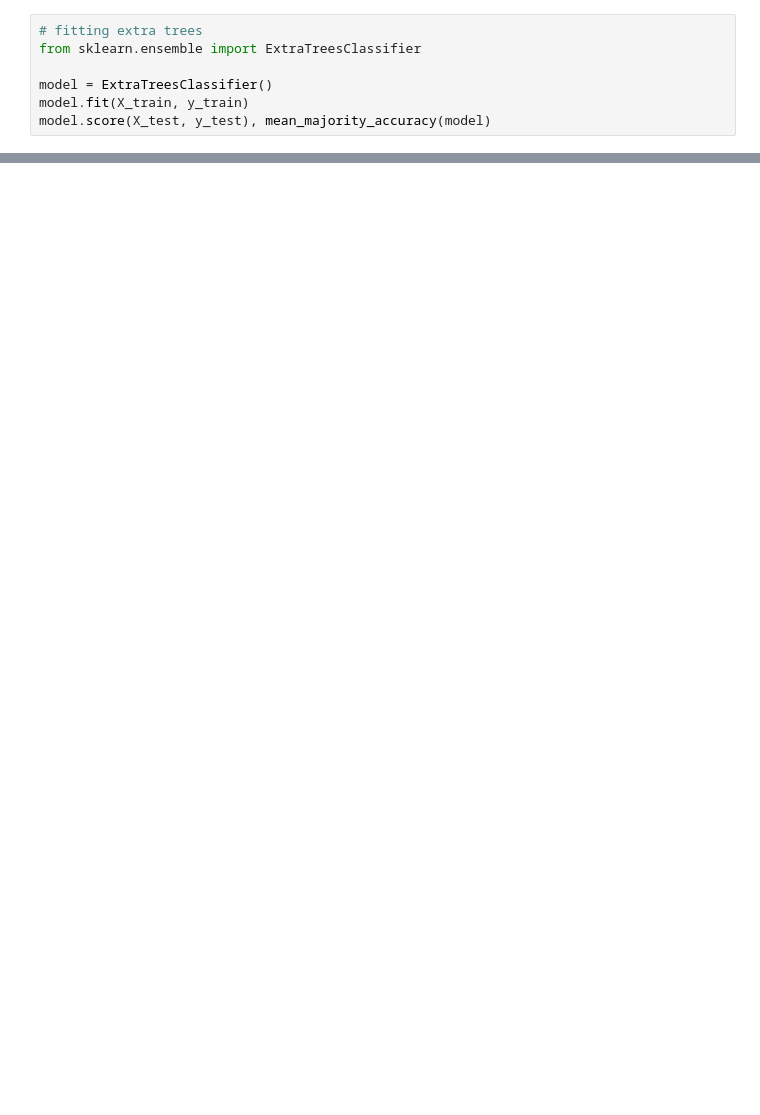
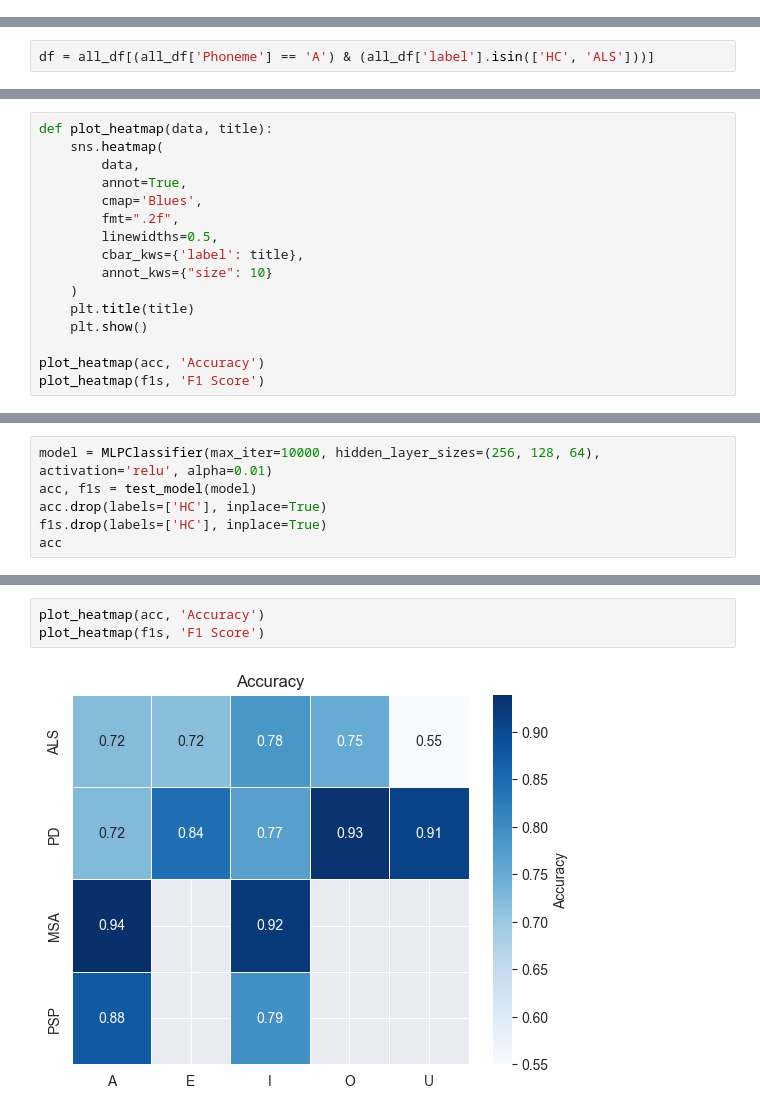
Before and after one commit to ktolnos/als-project, a Jupyter notebook: embeddings.ipynb, the cells around one changed output, grey strips where cells are left out. Saved outputs shown, nothing was run; the diff lists cells and outputs as text; blank space fills up the shorter version.

Commit message:
Updated training from the embeddings

```diff
--- a/embeddings.ipynb
+++ b/embeddings.ipynb
@@ -264,7 +96,0 @@ model.score(X_test, y_test), mean_majority_accuracy(model)
-# %%
-# fitting extra trees
-from sklearn.ensemble import ExtraTreesClassifier
-
-model = ExtraTreesClassifier()
-model.fit(X_train, y_train)
-model.score(X_test, y_test), mean_majority_accuracy(model)
@@ -273,0 +97,2 @@ model.score(X_test, y_test), mean_majority_accuracy(model)
+# %%
+df = all_df[(all_df['Phoneme'] == 'A') & (all_df['label'].isin(['HC', 'ALS']))]
@@ -273,0 +146,16 @@ model.score(X_test, y_test), mean_majority_accuracy(model)
+# %%
+def plot_heatmap(data, title):
+    sns.heatmap(
+        data,
+        annot=True,
+        cmap='Blues',
+        fmt=".2f",
+        linewidths=0.5,
+        cbar_kws={'label': title},
+        annot_kws={"size": 10}
+    )
+    plt.title(title)
+    plt.show()
+
+plot_heatmap(acc, 'Accuracy')
+plot_heatmap(f1s, 'F1 Score')
@@ -273,0 +165,6 @@ model.score(X_test, y_test), mean_majority_accuracy(model)
+# %%
+model = MLPClassifier(max_iter=10000, hidden_layer_sizes=(256, 128, 64), activation='relu', alpha=0.01)
+acc, f1s = test_model(model)
+acc.drop(labels=['HC'], inplace=True)
+f1s.drop(labels=['HC'], inplace=True)
+acc
@@ -273,0 +194,5 @@ model.score(X_test, y_test), mean_majority_accuracy(model)
+# %%
+plot_heatmap(acc, 'Accuracy')
+plot_heatmap(f1s, 'F1 Score')
+# %% [output]
+[figure, added]
```
Also changed, not shown: parts of 30 cells of this notebook.
